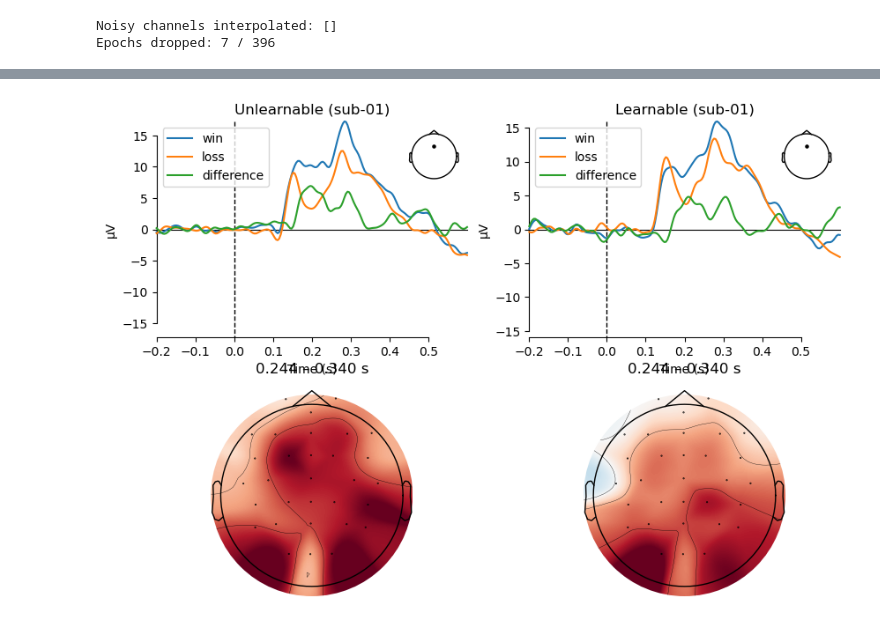
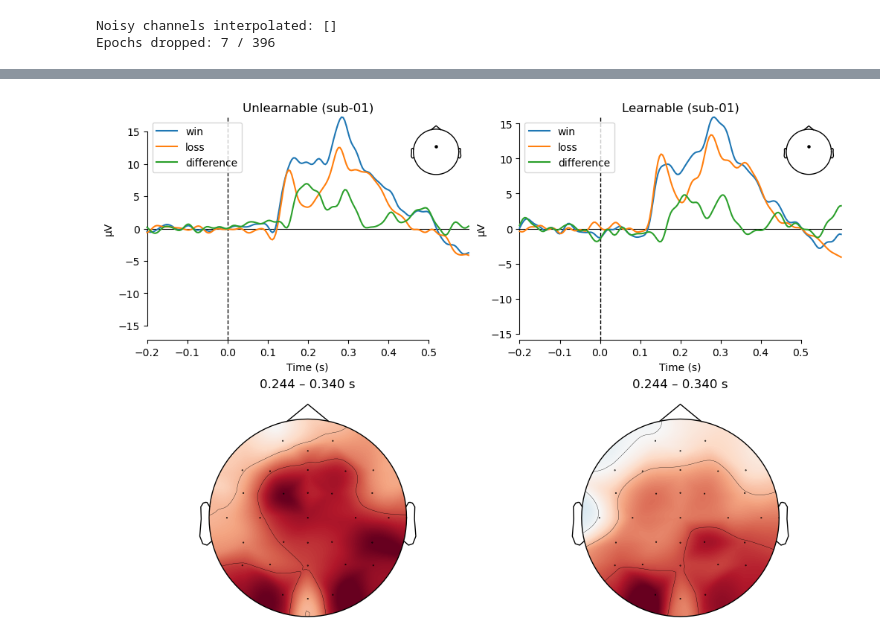
Before and after one commit to mutt00/projekt-dane-eeg, a Jupyter notebook: test.ipynb, the cells around one changed output, grey strips where cells are left out. Cells and saved outputs as stored; diff of their text form; code cells hidden in the pictures.

```diff
--- a/test.ipynb
+++ b/test.ipynb
@@ -39,6 +51,7 @@ EVENT_ID = {
 # %% [markdown]
 # Load data
 # %%
+#PROJECT_PATH = Path(__file__).parent
 PROJECT_PATH = Path.cwd()
 
 DATA_DIR = "data"
@@ -47,6 +60,6 @@ raw = mne.io.read_raw_brainvision(
     PROJECT_PATH / DATA_DIR / "sub-01" / "eeg" / "sub-01_task-differentdoors_eeg.vhdr",
     preload = True
 )
-raw = mne.add_reference_channels(raw, ref_channels=["Fz"])
-raw.set_montage("standard_1020", match_case=False, on_missing="warn")
+
+raw_original = raw.copy()
 # %% [output]
@@ -69,18 +72,30 @@ raw.set_montage("standard_1020", match_case=False, on_missing="warn")
 # %% [markdown]
 # Filter, resample, reference
 # %%
-raw.resample(SFREQ_TARGET, npad="auto")
 raw.filter(
-    L_FREQ,
-    H_FREQ,
+    l_freq=L_FREQ,
+    h_freq=H_FREQ,
     method="fir",
     phase="zero",
     fir_design="firwin",
     verbose=False
 )
-raw.notch_filter(NOTCH_FREQ, verbose=False)
 
-raw.set_eeg_reference(ref_channels=MASTOIDS, verbose=False)
+#raw.notch_filter(NOTCH_FREQ, verbose=False)
+
+raw.resample(
+    sfreq=RESAMPLE_FREQ,
+    npad="auto"
+)
+
+raw.add_reference_channels(["Fz"])
+raw.set_eeg_reference(
+    ref_channels=MASTOIDS,
+    verbose=False
+)
+
 raw.drop_channels(MASTOIDS)
+
+raw.info
 # %% [output]
 |  | General |  |
@@ -121,2 +113,0 @@ raw.plot()
-# %%
-raw.set_eeg_reference(ref_channels=MASTOIDS, verbose=False)
@@ -141,0 +116,6 @@ raw.plot();
+# %%
+raw.set_montage(
+    "easycap-M1",
+    match_case=False,
+    on_missing="warn"
+);
@@ -294,23 +311,20 @@ RewP (unlearnable): +3.50 µV
 ΔRewP:              -0.62 µV
 # %%
-import matplotlib.pyplot as plt
-
 SUBJECT="01"
-fig, axes = plt.subplots(2, 2, figsize=(10, 7))
+fig, axes = plt.subplots(2, 2, figsize=(10, 7), constrained_layout=True)
 for j, cond in enumerate(("unlearnable", "learnable")):
     mne.viz.plot_compare_evokeds(
         {"win": evokeds[cond]["win"],
          "loss": evokeds[cond]["loss"],
          "difference": evokeds[cond]["diff"]},
         picks=REWP_CHAN, axes=axes[0, j], show=False,
         title=f"{cond.capitalize()} (sub-{SUBJECT})")
     evokeds[cond]["diff"].plot_topomap(
         times=[(REWP_TMIN + REWP_TMAX) / 2],
         average=REWP_TMAX - REWP_TMIN,
         axes=axes[1, j], show=False, colorbar=False)
 
-#fig.tight_layout()
 #fig.savefig(subj_deriv / f"sub-{SUBJECT}_rewp_diagnostic.png", dpi=200)
-#plt.close(fig)
+plt.show();
 # %% [output]
-[figure, old version]
+[figure, new version]
```
Also changed, not shown: parts of 23 cells of this notebook.
